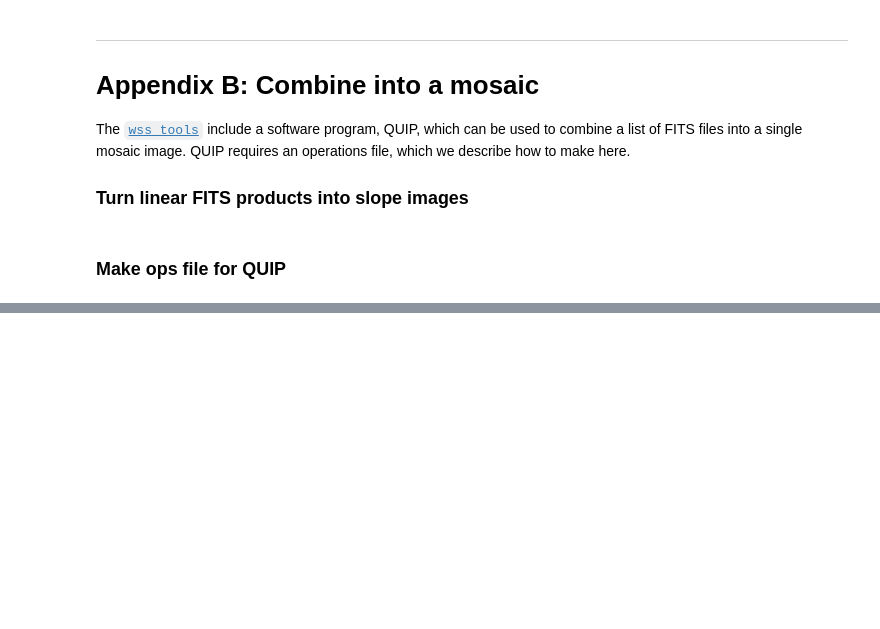
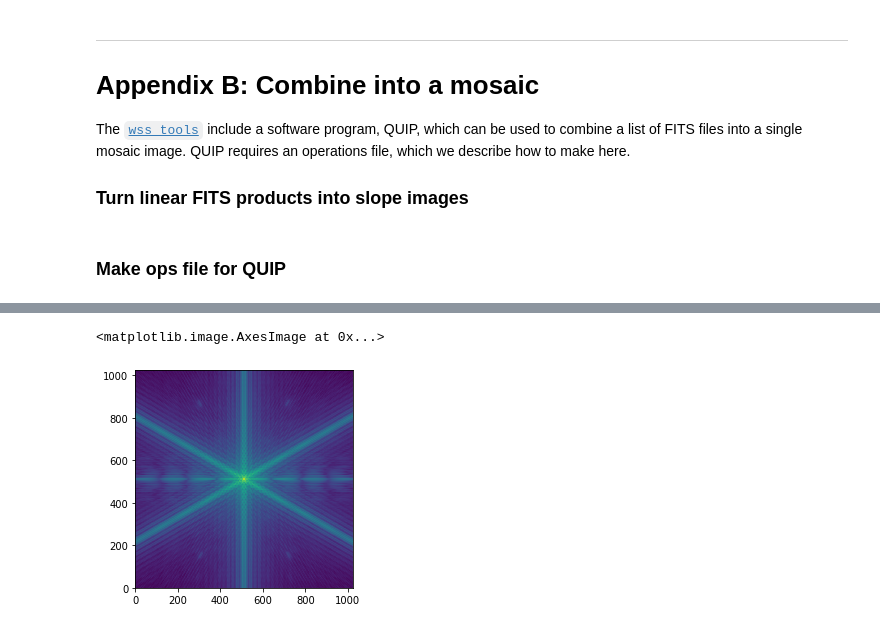
Before and after one commit to spacetelescope/mirage, a Jupyter notebook: examples/Unstacked_config_with_mirror_moves.ipynb, the cells around one changed output, grey strips where cells are left out. Cells and saved outputs as stored; diff of their text form; code cells hidden in the pictures; blank space fills up the shorter version.

```diff
--- a/examples/Unstacked_config_with_mirror_moves.ipynb
+++ b/examples/Unstacked_config_with_mirror_moves.ipynb
@@ -602,0 +756,5 @@ print('Successfully wrote QUIP ops file to', opsfile)
+# %%
+plt.imshow(np.log10(grid.data[0]))
+# %% [output]
+<matplotlib.image.AxesImage at 0x...>
+[figure, added]
```
Also changed, not shown: parts of 13 cells of this notebook, 1 other file.
